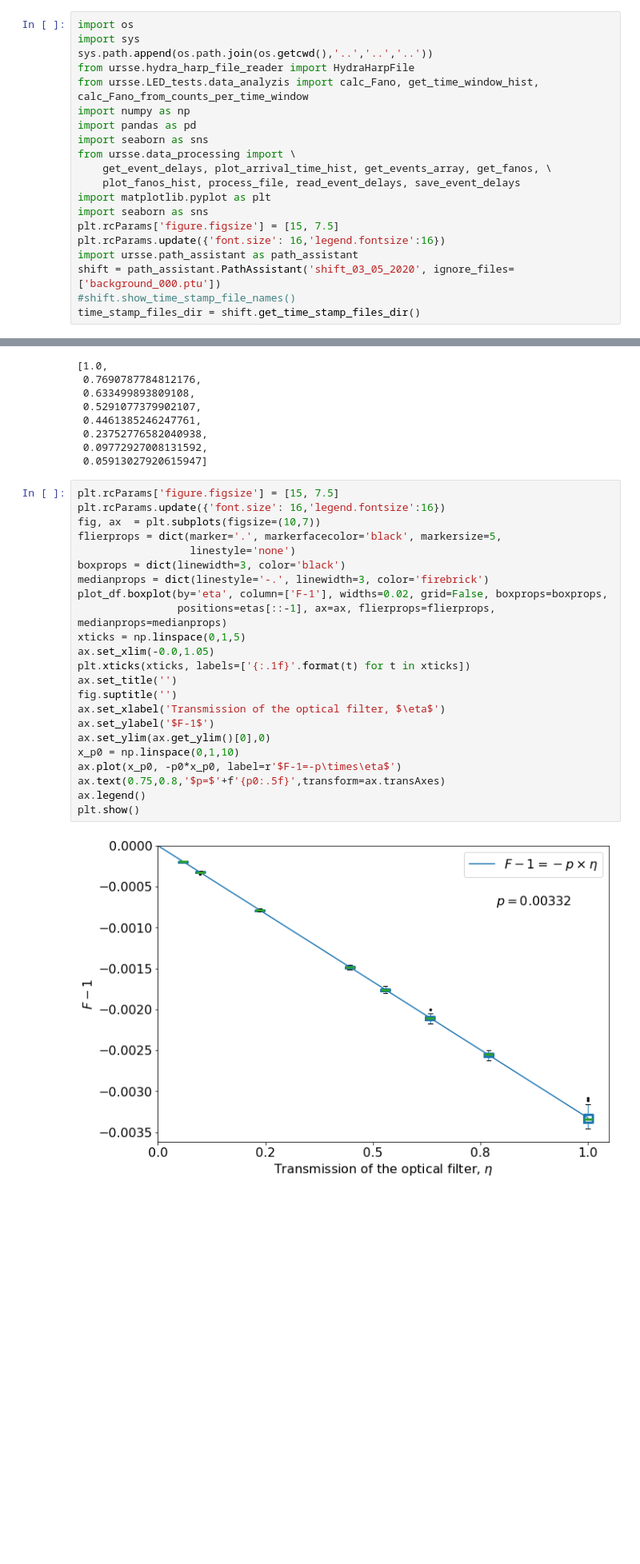
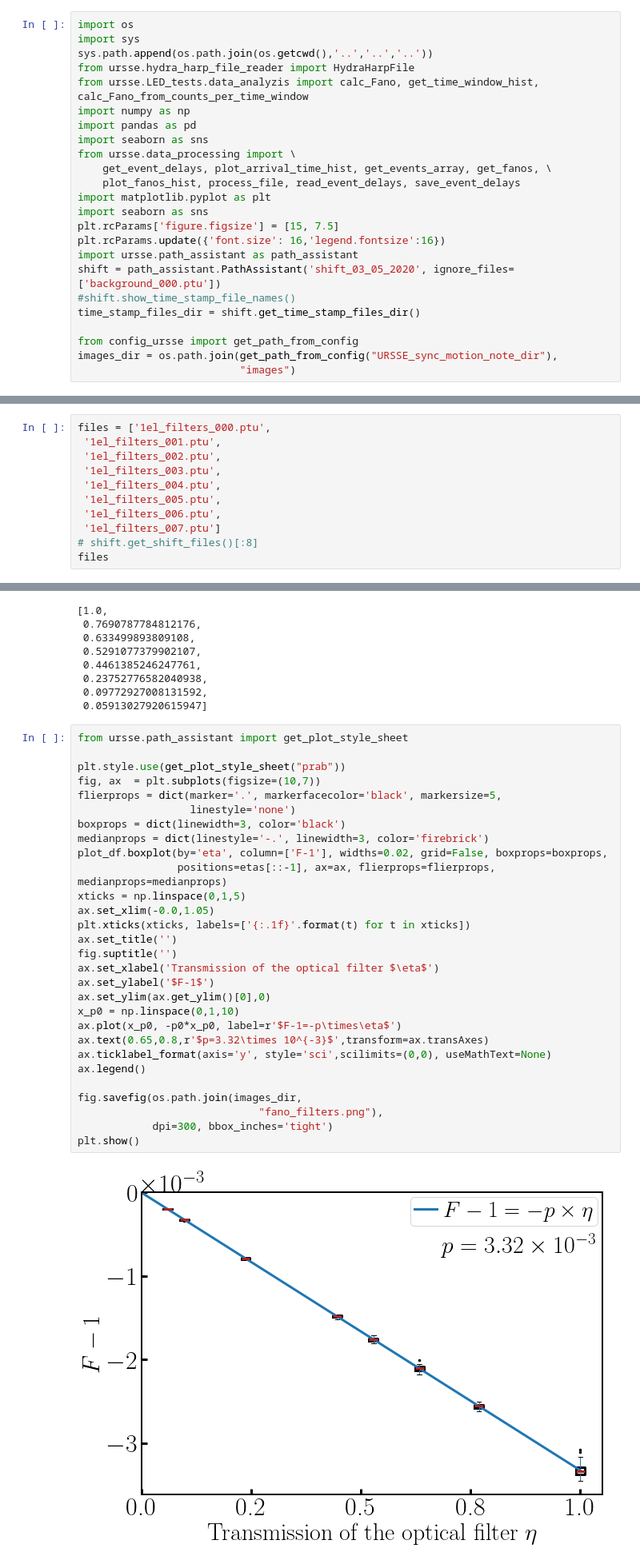
Before and after one commit to IharLobach/ursse, a Jupyter notebook: analyzing_collected_data/shifts/shift_03_05_2020/filters_fano_factors.ipynb, the cells around one changed output, grey strips where cells are left out. Shown at 80% size. Cells and saved outputs as stored; diff of their text form; blank space fills up the shorter version.

```diff
--- a/analyzing_collected_data/shifts/shift_03_05_2020/filters_fano_factors.ipynb
+++ b/analyzing_collected_data/shifts/shift_03_05_2020/filters_fano_factors.ipynb
@@ -18,3 +18,7 @@ import ursse.path_assistant as path_assistant
 shift = path_assistant.PathAssistant('shift_03_05_2020', ignore_files=['background_000.ptu'])
 #shift.show_time_stamp_file_names()
 time_stamp_files_dir = shift.get_time_stamp_files_dir()
+
+from config_ursse import get_path_from_config
+images_dir = os.path.join(get_path_from_config("URSSE_sync_motion_note_dir"),
+                          "images")
@@ -32,0 +25,11 @@ files
+# %%
+files = ['1el_filters_000.ptu',
+ '1el_filters_001.ptu',
+ '1el_filters_002.ptu',
+ '1el_filters_003.ptu',
+ '1el_filters_004.ptu',
+ '1el_filters_005.ptu',
+ '1el_filters_006.ptu',
+ '1el_filters_007.ptu']
+# shift.get_shift_files()[:8]
+files
@@ -133,30 +182,36 @@ etas
  0.09772927008131592,
  0.05913027920615947]
 # %%
-plt.rcParams['figure.figsize'] = [15, 7.5]
-plt.rcParams.update({'font.size': 16,'legend.fontsize':16})
+from ursse.path_assistant import get_plot_style_sheet
+
+plt.style.use(get_plot_style_sheet("prab"))
 fig, ax  = plt.subplots(figsize=(10,7))
 flierprops = dict(marker='.', markerfacecolor='black', markersize=5,
                   linestyle='none')
 boxprops = dict(linewidth=3, color='black')
 medianprops = dict(linestyle='-.', linewidth=3, color='firebrick')
 plot_df.boxplot(by='eta', column=['F-1'], widths=0.02, grid=False, boxprops=boxprops,
                 positions=etas[::-1], ax=ax, flierprops=flierprops, medianprops=medianprops)
 xticks = np.linspace(0,1,5)
 ax.set_xlim(-0.0,1.05)
 plt.xticks(xticks, labels=['{:.1f}'.format(t) for t in xticks])
 ax.set_title('')
 fig.suptitle('')
-ax.set_xlabel('Transmission of the optical filter, $\eta$')
+ax.set_xlabel('Transmission of the optical filter $\eta$')
 ax.set_ylabel('$F-1$')
 ax.set_ylim(ax.get_ylim()[0],0)
 x_p0 = np.linspace(0,1,10)
 ax.plot(x_p0, -p0*x_p0, label=r'$F-1=-p\times\eta$')
-ax.text(0.75,0.8,'$p=$'+f'{p0:.5f}',transform=ax.transAxes)
+ax.text(0.65,0.8,r'$p=3.32\times 10^{-3}$',transform=ax.transAxes)
+ax.ticklabel_format(axis='y', style='sci',scilimits=(0,0), useMathText=None)
 ax.legend()
+
+fig.savefig(os.path.join(images_dir,
+                             "fano_filters.png"),
+            dpi=300, bbox_inches='tight')
 plt.show()
 # %% [output]
-[figure, old version]
+[figure, new version]
 # %%
 errorbar_df = pd.DataFrame(columns=['p', 'eta', 'F-1', 'err-','err+'], index=range(len(res)))
 for i, r in enumerate(res):
```
Also changed, not shown: parts of 5 cells of this notebook, 17 other files.
